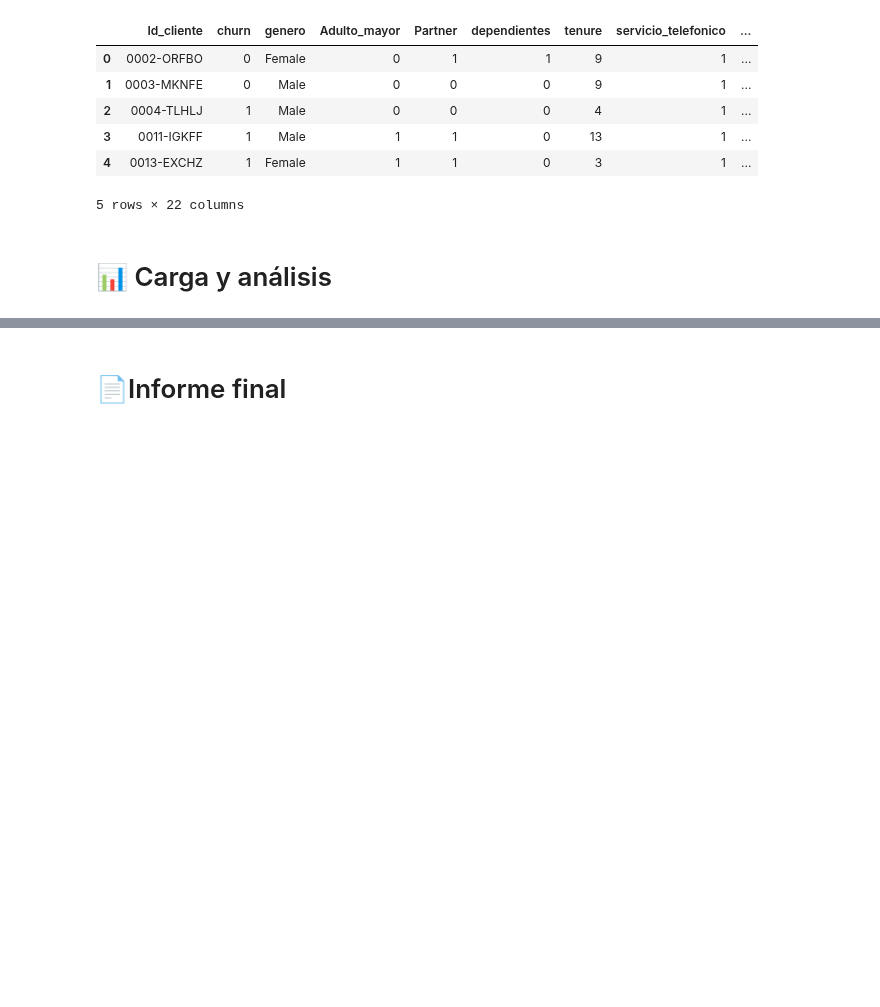
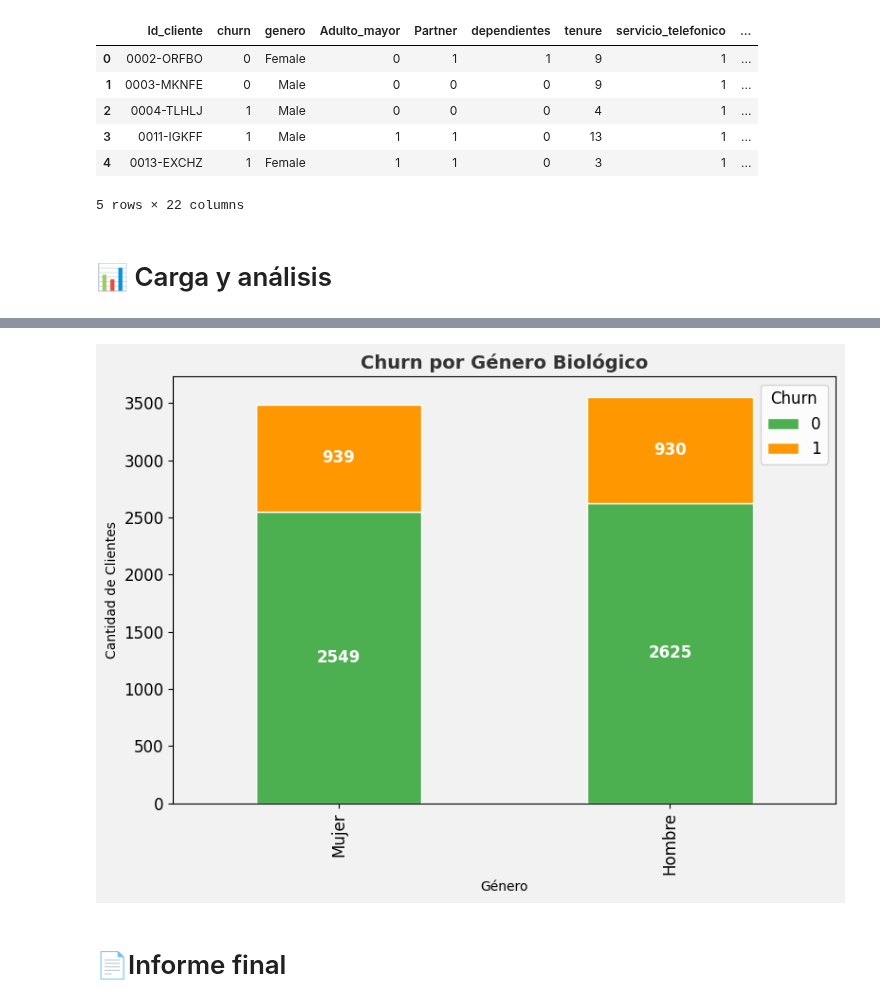
Before and after one commit to paulosky311/Challenge-Alura-Store, a Jupyter notebook: Challenger_Telecom.ipynb, the cells around one changed output, grey strips where cells are left out. Drawn from its saved outputs; the diff is of its cells as text; code cells hidden in the pictures; blank space fills up the shorter version.

```diff
--- a/Challenger_Telecom.ipynb
+++ b/Challenger_Telecom.ipynb
@@ -272,2 +315,48 @@ df_normalizado.head()
+# %%
+import matplotlib.pyplot as plt
+
+
+churn_genero = df_normalizado.groupby(['genero', 'churn']).size().unstack()
+
+
+churn_genero.rename(index={'Male': 'Hombre', 'Female': 'Mujer'}, inplace=True)
+
+
+colors = ['#4CAF50', '#FF9800']  # Verde, Naranjo
+
+
+fig, ax = plt.subplots(figsize=(8, 6), facecolor='#f2f2f2')
+
+bars = churn_genero.plot(
+    kind='bar',
+    stacked=True,
+    color=colors,
+    ax=ax,
+    edgecolor='white'
+)
+
+
+ax.set_title('Churn por Género Biológico', fontsize=14, weight='bold', color='#333333')
+ax.set_xlabel('Género')
+ax.set_ylabel('Cantidad de Clientes')
+ax.set_facecolor('#f2f2f2')
+ax.tick_params(axis='both', labelsize=12)
+ax.legend(title='Churn', title_fontsize=12, fontsize=12)
+
+
+for i, genero in enumerate(churn_genero.index):
+    y_offset = 0
+    for j, churn_valor in enumerate(churn_genero.columns):
+        cantidad = churn_genero.loc[genero, churn_valor]
+        if cantidad > 0:
+            y = y_offset + cantidad / 2
+            ax.text(i, y, str(cantidad), ha='center', va='center', fontsize=12, color='white', weight='bold')
+            y_offset += cantidad
+
+
+plt.tight_layout()
+plt.show()
+# %% [output]
+[figure, added]
 # %% [markdown]
 # 📄Informe final
```
Also changed, not shown: parts of 2 cells of this notebook.
